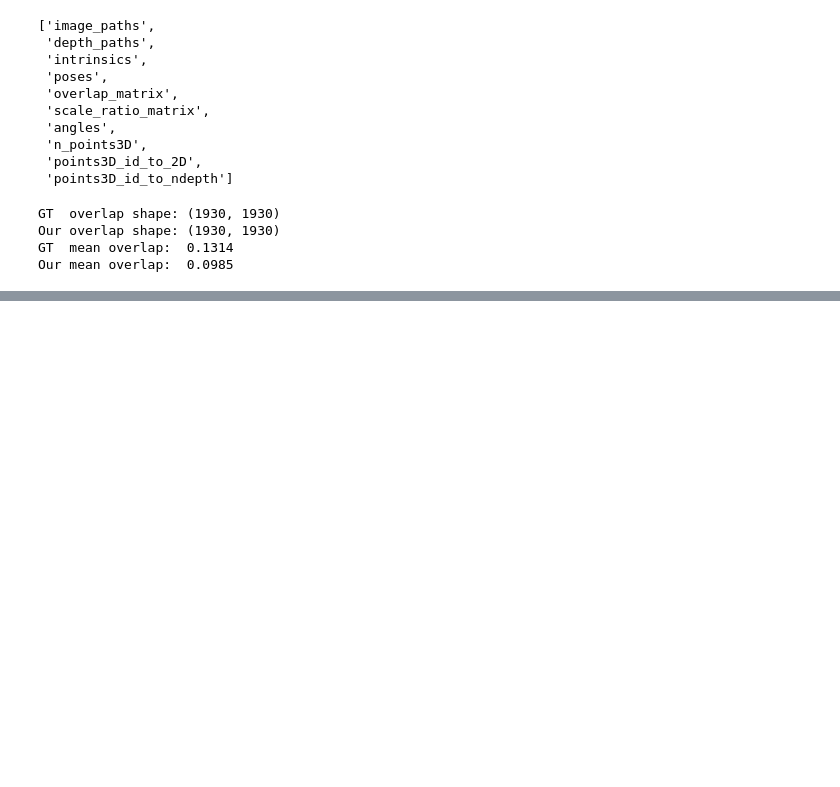
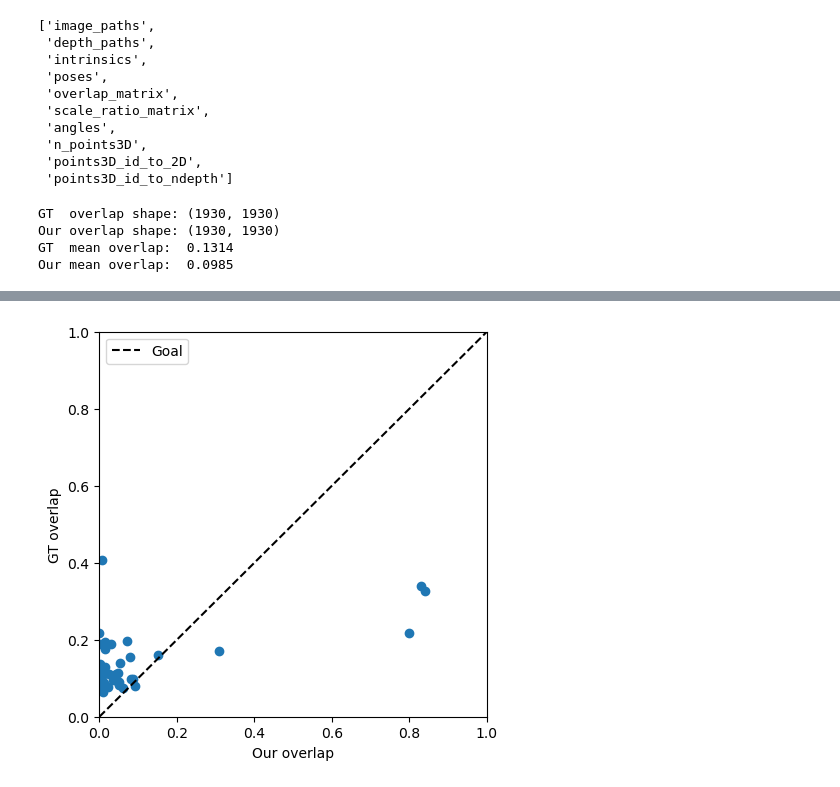
Before and after one commit to fyangch/RefinedMegaDepth, a Jupyter notebook: notebooks/sanity-check-overlap.ipynb, the cells around one changed output, grey strips where cells are left out. Cells and saved outputs as stored; diff of their text form; code cells hidden in the pictures; blank space fills up the shorter version.

Commit message:
Compare overlap for all scenes.

```diff
--- a/notebooks/sanity-check-overlap.ipynb
+++ b/notebooks/sanity-check-overlap.ipynb
@@ -38,3 +38,25 @@ GT  overlap shape: (1930, 1930)
 Our overlap shape: (1930, 1930)
 GT  mean overlap:  0.1314
 Our mean overlap:  0.0985
+# %%
+scenes = []
+gt_overlaps = []
+our_overlaps = []
+for scene in os.listdir(scenes_path):
+    if scene.startswith("."):
+        continue
+    scene_info = np.load(os.path.join(scene_info_path, f"{scene}.npz"))
+    model = pycolmap.Reconstruction(os.path.join(scenes_path, scene, "sparse/baseline"))
+    overlap_matrix = sparse_overlap(model)
+    mean_overlap = np.mean(overlap_matrix[overlap_matrix > 0])
+    gt_overlap = np.mean(scene_info["overlap_matrix"] > 0)
+    print("-" * 30)
+    print(f"Scene: {scene}")
+    print(f"GT  overlap shape: {scene_info['overlap_matrix'].shape}")
+    print(f"Our overlap shape: {overlap_matrix.shape}")
+    print(f"GT  mean overlap:  {gt_overlap:.4f}")
+    print(f"Our mean overlap:  {mean_overlap:.4f}")
+
+    scenes.append(scene)
+    gt_overlaps.append(gt_overlap)
+    our_overlaps.append(mean_overlap)
@@ -40,0 +81,14 @@ Our mean overlap:  0.0985
+# %%
+import matplotlib.pyplot as plt
+
+fig, ax = plt.subplots(figsize=(5, 5))
+plt.scatter(gt_overlaps, our_overlaps)
+plt.plot([0, 1], [0, 1], "k--", label="Goal")
+plt.ylabel("GT overlap")
+plt.xlabel("Our overlap")
+plt.xlim(0, 1)
+plt.ylim(0, 1)
+plt.legend()
+plt.show()
+# %% [output]
+[figure, added]
```
Also changed, not shown: parts of 1 cell of this notebook.
